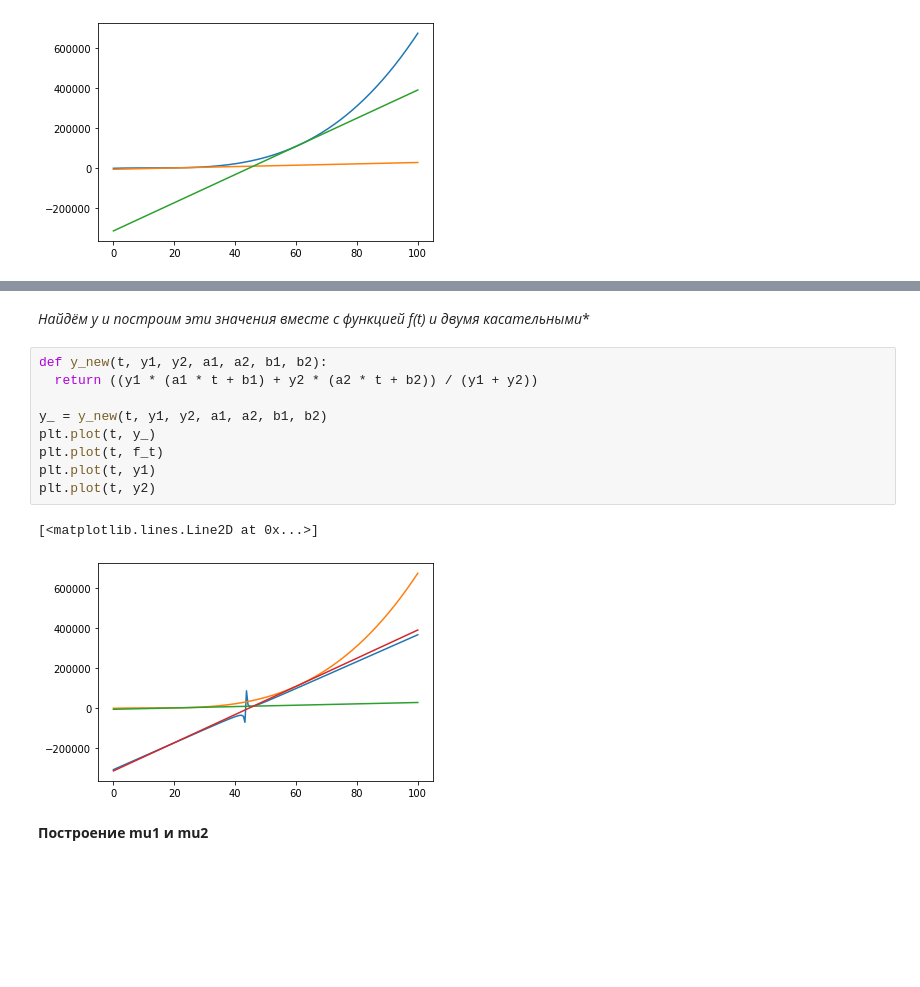
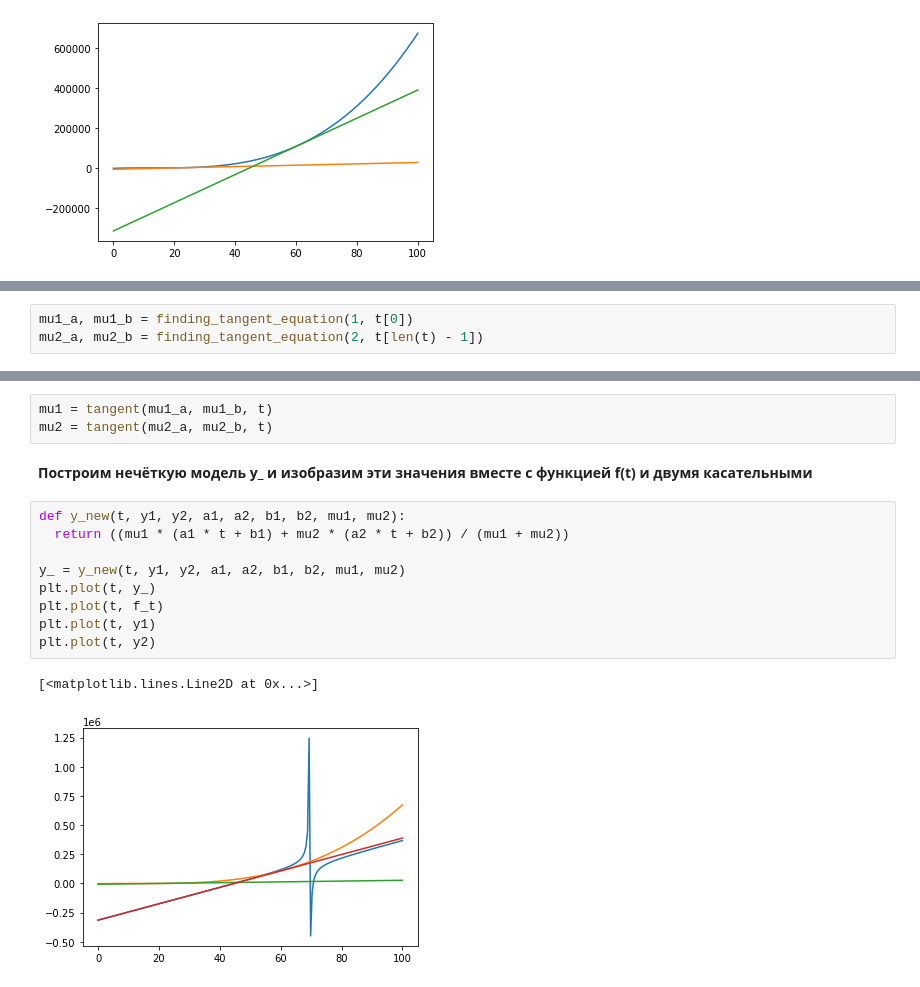
Before and after one commit to Viktory4121/Math_modeling, a Jupyter notebook: ИДЗ3.ipynb, the cells around one changed output, grey strips where cells are left out. Cells and saved outputs as stored; diff of their text form; blank space fills up the shorter version.

```diff
--- a/ИДЗ3.ipynb
+++ b/ИДЗ3.ipynb
@@ -83,0 +102,3 @@ plt.plot(t, y2)
+# %%
+mu1_a, mu1_b = finding_tangent_equation(1, t[0])
+mu2_a, mu2_b = finding_tangent_equation(2, t[len(t) - 1])
@@ -84,16 +123,17 @@ plt.plot(t, y2)
+# %%
+mu1 = tangent(mu1_a, mu1_b, t)
+mu2 = tangent(mu2_a, mu2_b, t)
 # %% [markdown]
-**Найдём у* и построим эти значения вместе с функцией f(t) и двумя касательными**
+**Построим нечёткую модель y_ и изобразим эти значения вместе с функцией f(t) и двумя касательными**
 # %%
-def y_new(t, y1, y2, a1, a2, b1, b2):
-  return ((y1 * (a1 * t + b1) + y2 * (a2 * t + b2)) / (y1 + y2))
+def y_new(t, y1, y2, a1, a2, b1, b2, mu1, mu2):
+  return ((mu1 * (a1 * t + b1) + mu2 * (a2 * t + b2)) / (mu1 + mu2))
 
-y_ = y_new(t, y1, y2, a1, a2, b1, b2)
+y_ = y_new(t, y1, y2, a1, a2, b1, b2, mu1, mu2)
 plt.plot(t, y_)
 plt.plot(t, f_t)
 plt.plot(t, y1)
 plt.plot(t, y2)
 # %% [output]
 [<matplotlib.lines.Line2D at 0x...>]
-[figure, old version]
+[figure, new version]
-# %% [markdown]
-**Построение mu1 и mu2**
```
Also changed, not shown: parts of 8 cells of this notebook.
